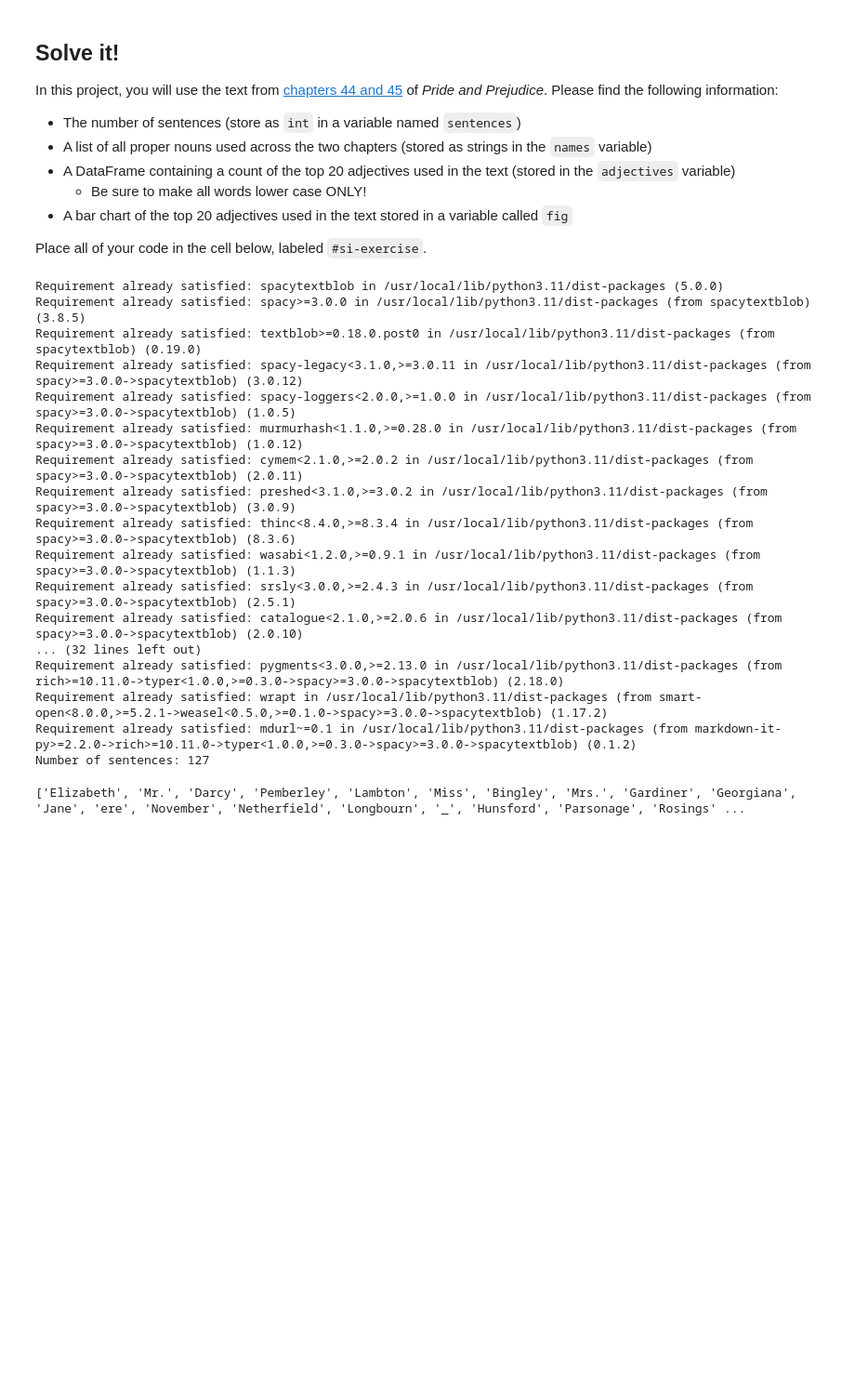
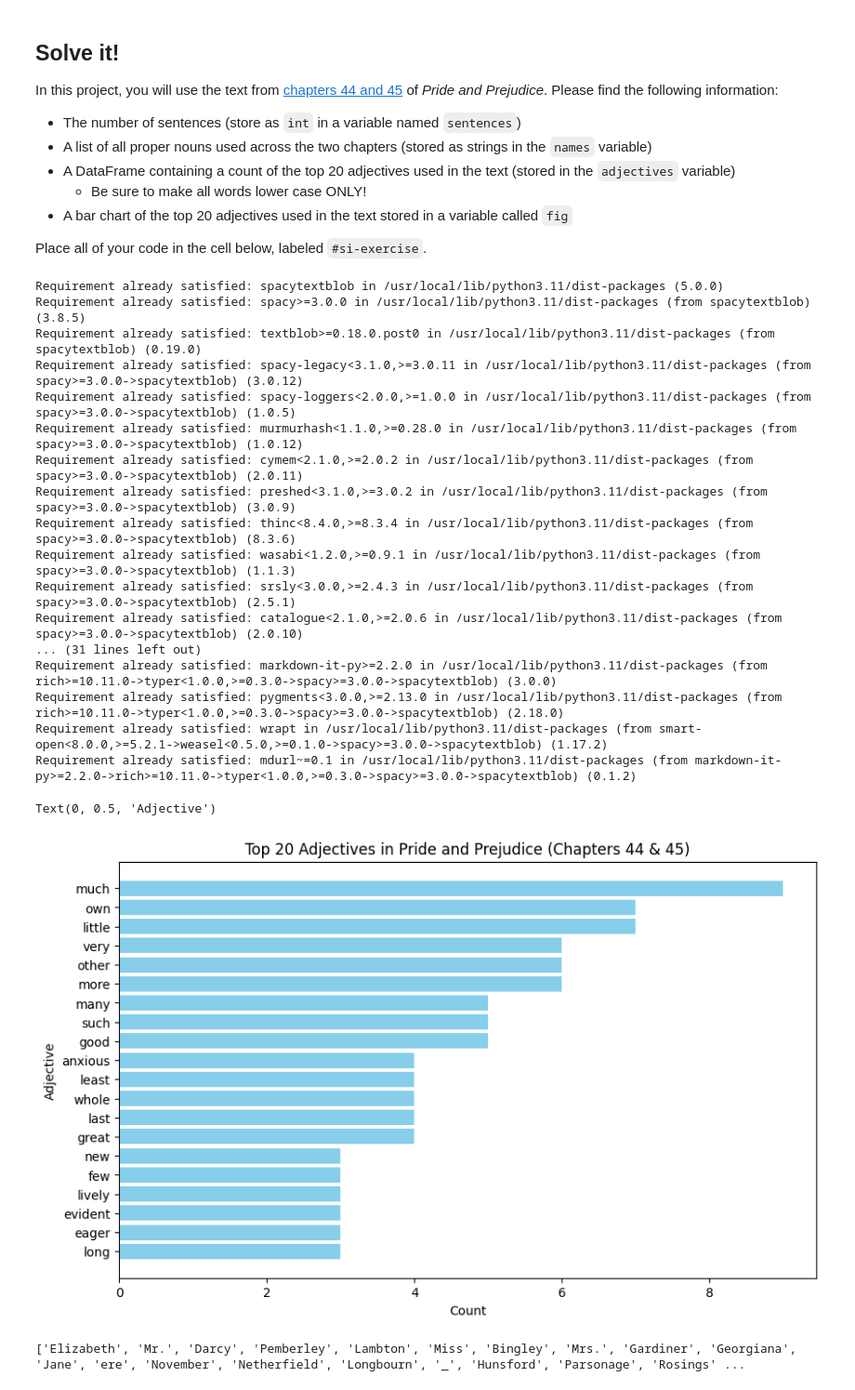
Before and after one commit to IgnacioRuelas/econ8320-assignment-12, a Jupyter notebook: Lesson.ipynb, the cells around one changed output. Shown at 93% size. Saved outputs shown, nothing was run; the diff lists cells and outputs as text; code cells hidden in the pictures; blank space fills up the shorter version.

```diff
--- a/Lesson.ipynb
+++ b/Lesson.ipynb
@@ -259,39 +259,55 @@ Place all of your code in the cell below, labeled `#si-exercise`.
 import spacy
 from spacytextblob.spacytextblob import SpacyTextBlob
 import requests
+from collections import Counter
+import pandas as pd
+import matplotlib.pyplot as plt
 
 jane = requests.get(
 "https://raw.githubusercontent.com/dustywhite7/Econ8320/refs/heads/master/AssignmentData/prideAndPrejudiceChapters.txt"
 ).text
 
 nlp = spacy.load('en_core_web_sm')
 nlp.add_pipe('spacytextblob')
 
 # The pipeline needs to be run on the text for the component to take effect
 doc = nlp(jane)
 
 sentences = len(list(doc.sents))
 
-# Print the result
-print(f"Number of sentences: {sentences}")
+names = [token.text for token in doc if token.pos_ == "PROPN"]
+names = list(dict.fromkeys(names))
+
+adj_list = [token.text.lower() for token in doc if token.pos_ == "ADJ"]
+adj_counts = Counter(adj_list)
+adjectives = pd.DataFrame(adj_counts.most_common(20), columns=["adjective", "count"])
+
+fig, ax = plt.subplots(figsize=(10, 6))
+ax.barh(adjectives["adjective"], adjectives["count"], color="skyblue")
+ax.invert_yaxis()  # Highest count on top
+ax.set_title("Top 20 Adjectives in Pride and Prejudice (Chapters 44 & 45)")
+ax.set_xlabel("Count")
+ax.set_ylabel("Adjective")
 # %% [output]
 Requirement already satisfied: spacytextblob in /usr/local/lib/python3.11/dist-packages (5.0.0)
 Requirement already satisfied: spacy>=3.0.0 in /usr/local/lib/python3.11/dist-packages (from spacytextblob) (3.8.5)
 Requirement already satisfied: textblob>=0.18.0.post0 in /usr/local/lib/python3.11/dist-packages (from spacytextblob) (0.19.0)
 Requirement already satisfied: spacy-legacy<3.1.0,>=3.0.11 in /usr/local/lib/python3.11/dist-packages (from spacy>=3.0.0->spacytextblob) (3.0.12)
 Requirement already satisfied: spacy-loggers<2.0.0,>=1.0.0 in /usr/local/lib/python3.11/dist-packages (from spacy>=3.0.0->spacytextblob) (1.0.5)
 Requirement already satisfied: murmurhash<1.1.0,>=0.28.0 in /usr/local/lib/python3.11/dist-packages (from spacy>=3.0.0->spacytextblob) (1.0.12)
 Requirement already satisfied: cymem<2.1.0,>=2.0.2 in /usr/local/lib/python3.11/dist-packages (from spacy>=3.0.0->spacytextblob) (2.0.11)
 Requirement already satisfied: preshed<3.1.0,>=3.0.2 in /usr/local/lib/python3.11/dist-packages (from spacy>=3.0.0->spacytextblob) (3.0.9)
 Requirement already satisfied: thinc<8.4.0,>=8.3.4 in /usr/local/lib/python3.11/dist-packages (from spacy>=3.0.0->spacytextblob) (8.3.6)
 Requirement already satisfied: wasabi<1.2.0,>=0.9.1 in /usr/local/lib/python3.11/dist-packages (from spacy>=3.0.0->spacytextblob) (1.1.3)
 Requirement already satisfied: srsly<3.0.0,>=2.4.3 in /usr/local/lib/python3.11/dist-packages (from spacy>=3.0.0->spacytextblob) (2.5.1)
 Requirement already satisfied: catalogue<2.1.0,>=2.0.6 in /usr/local/lib/python3.11/dist-packages (from spacy>=3.0.0->spacytextblob) (2.0.10)
-... (32 lines left out)
+... (31 lines left out)
+Requirement already satisfied: markdown-it-py>=2.2.0 in /usr/local/lib/python3.11/dist-packages (from rich>=10.11.0->typer<1.0.0,>=0.3.0->spacy>=3.0.0->spacytextblob) (3.0.0)
 Requirement already satisfied: pygments<3.0.0,>=2.13.0 in /usr/local/lib/python3.11/dist-packages (from rich>=10.11.0->typer<1.0.0,>=0.3.0->spacy>=3.0.0->spacytextblob) (2.18.0)
 Requirement already satisfied: wrapt in /usr/local/lib/python3.11/dist-packages (from smart-open<8.0.0,>=5.2.1->weasel<0.5.0,>=0.1.0->spacy>=3.0.0->spacytextblob) (1.17.2)
 Requirement already satisfied: mdurl~=0.1 in /usr/local/lib/python3.11/dist-packages (from markdown-it-py>=2.2.0->rich>=10.11.0->typer<1.0.0,>=0.3.0->spacy>=3.0.0->spacytextblob) (0.1.2)
-Number of sentences: 127
+Text(0, 0.5, 'Adjective')
+[figure, added]
 # %%
 names = [token.text for token in doc if token.pos_ == "PROPN"]
 names = list(dict.fromkeys(names))
```
